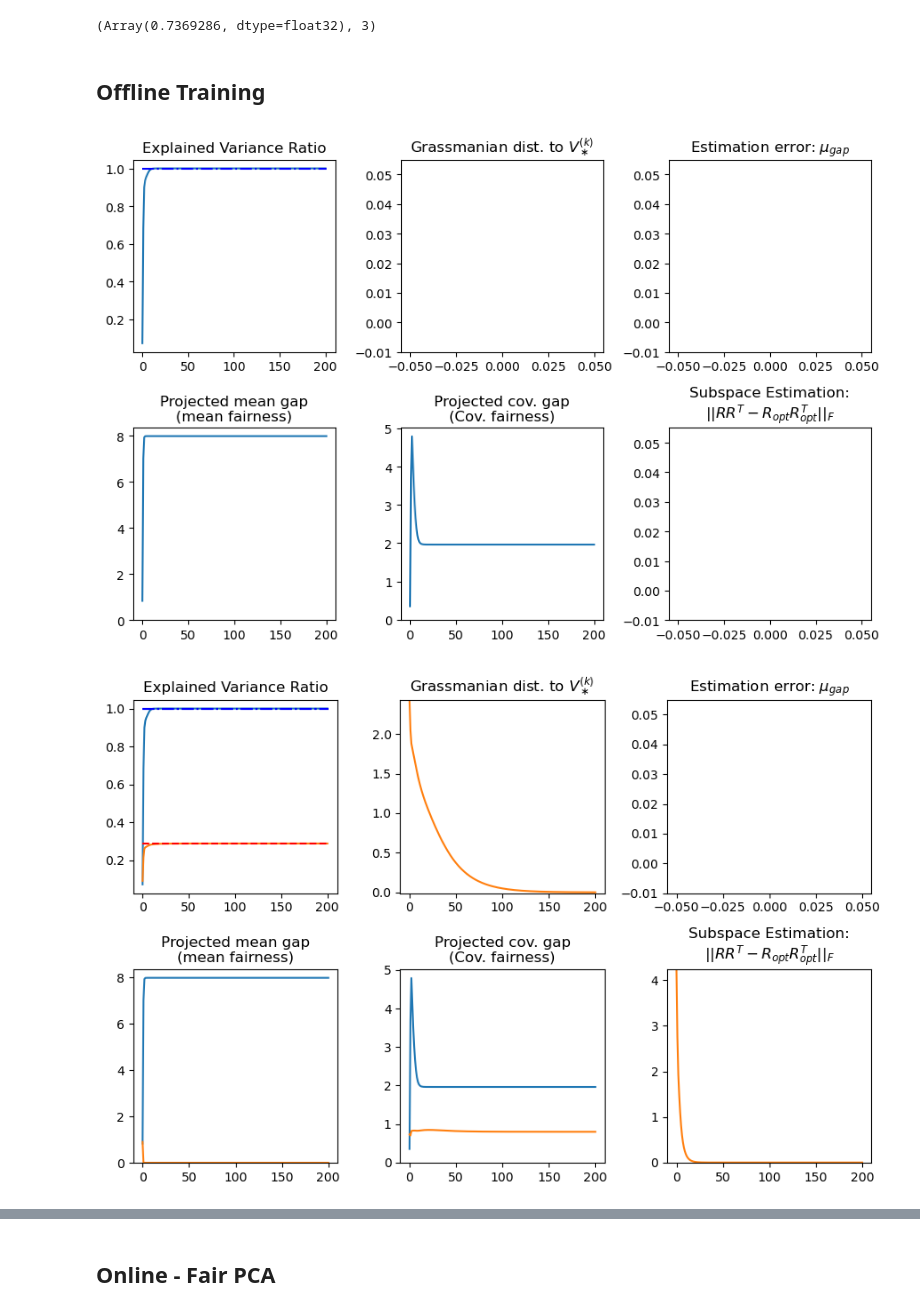
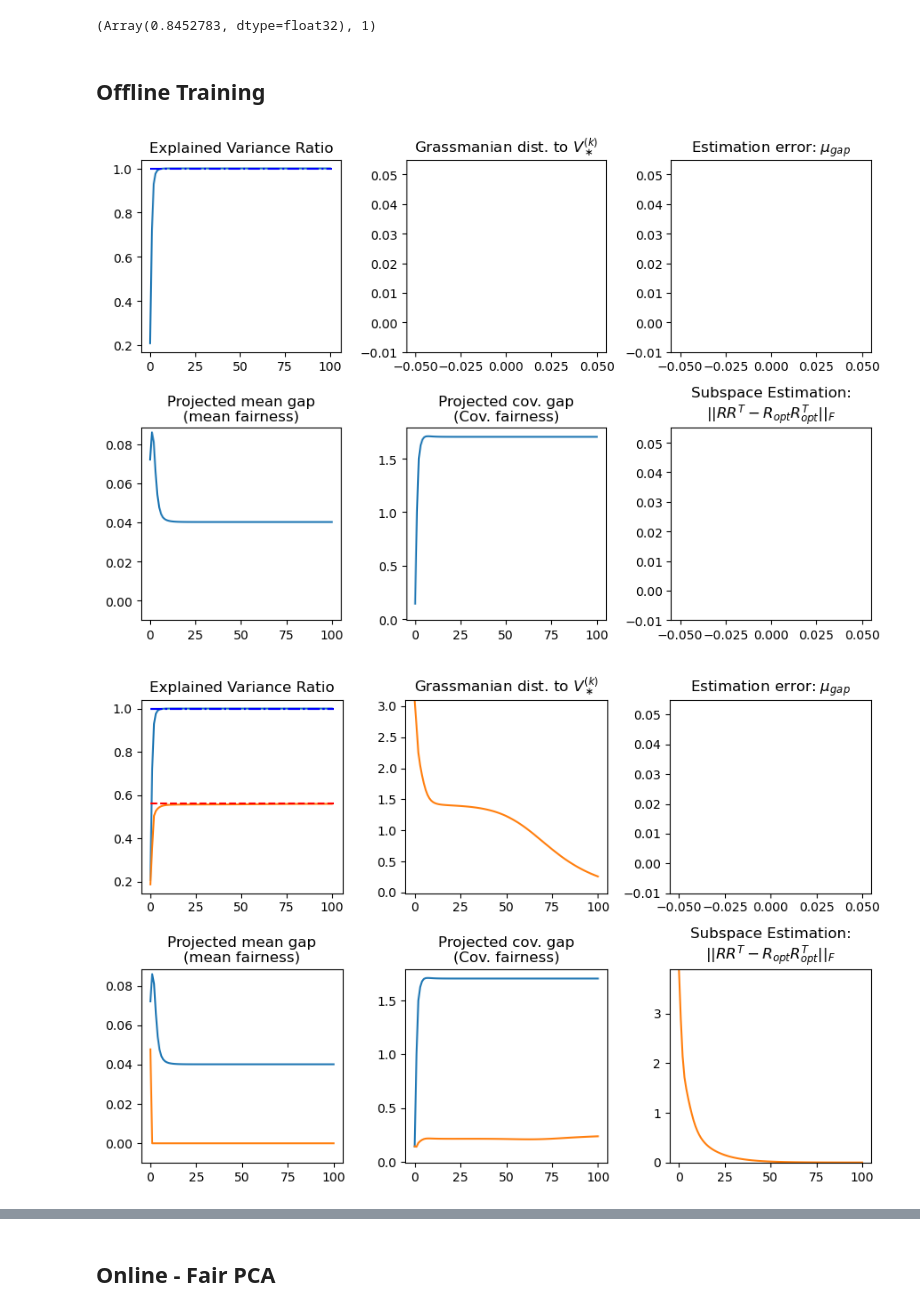
Before and after one commit to HanseulJo/fair-streaming-pca, a Jupyter notebook: FairPCA.ipynb, the cells around one changed output, grey strips where cells are left out. Cells and saved outputs as stored; diff of their text form; code cells hidden in the pictures.

```diff
--- a/FairPCA.ipynb
+++ b/FairPCA.ipynb
@@ -7,12 +7,12 @@ from jax import random
 Algo = StreamingFairBlockPCA(
     data_dim=100,
     probability=0.5,
-    nullity=5,  # nullity of Sigma_gap
-    seed=42,
+    rank=3,  # effective rank of Sigma_gap
+    seed=0,
     eps=0.1,
-    mu_scale=4,
-    max_cov_eig0=5,
-    max_cov_eig1=6
+    mu_scale=0.2,
+    max_cov_eig0=1,
+    max_cov_eig1=1
 )
 # %%
 fig, ax = plt.subplots(1, 3, figsize=(15, 5))
@@ -40,41 +40,41 @@ ax[2].legend()
 unfair_pc_score = [(np.linalg.norm(Algo.eigvec_Sigma[:,-i-1] @ Algo.eigvec_Sigma_gap_sq[:,-1:]), i) for i in range(100)]
 max(unfair_pc_score, key=lambda x: x[0])
 # %% [output]
-(Array(0.7369286, dtype=float32), 3)
+(Array(0.8452783, dtype=float32), 1)
 # %% [markdown]
 ## Offline Training
 # %%
-n_iter = 200
+n_iter = 100
 V = Algo.offline_train(
-    target_dim=3,
-    rank=10,
+    target_dim=5,
+    rank=8,
     n_iter=n_iter,
     n_iter_inner=n_iter,
     lr=1,
     pca_optimization='pm',
     constraint='vanilla',
-    seed=0,
+    seed=None,
     #lr_scheduler=lambda t: 0.99**(t-1)
 )
 fig, axes = Algo.plot_buffer(save=None);  # semicolon
 # Algo.plot_buffer(save=None, fig=fig, axes=axes);
 # fig
 # %% [output]
-[figure, old version]
+[figure, new version]
 # %%
 V = Algo.offline_train(
-    target_dim=3,
-    rank=10,
+    target_dim=5,
+    rank=8,
     n_iter=n_iter,
     n_iter_inner=n_iter,
     lr=1,
     pca_optimization='pm',
     constraint='all',
-    seed=0,
+    seed=None,
     #lr_scheduler=lambda t: 0.99**(t-1)
 )
 # fig, axes = Algo.plot_buffer(save=None);
 Algo.plot_buffer(save=None, fig=fig, axes=axes);
 fig
 # %% [output]
-[figure, old version]
+[figure, new version]
```
Also changed, not shown: parts of 5 cells of this notebook, 4 other files.
